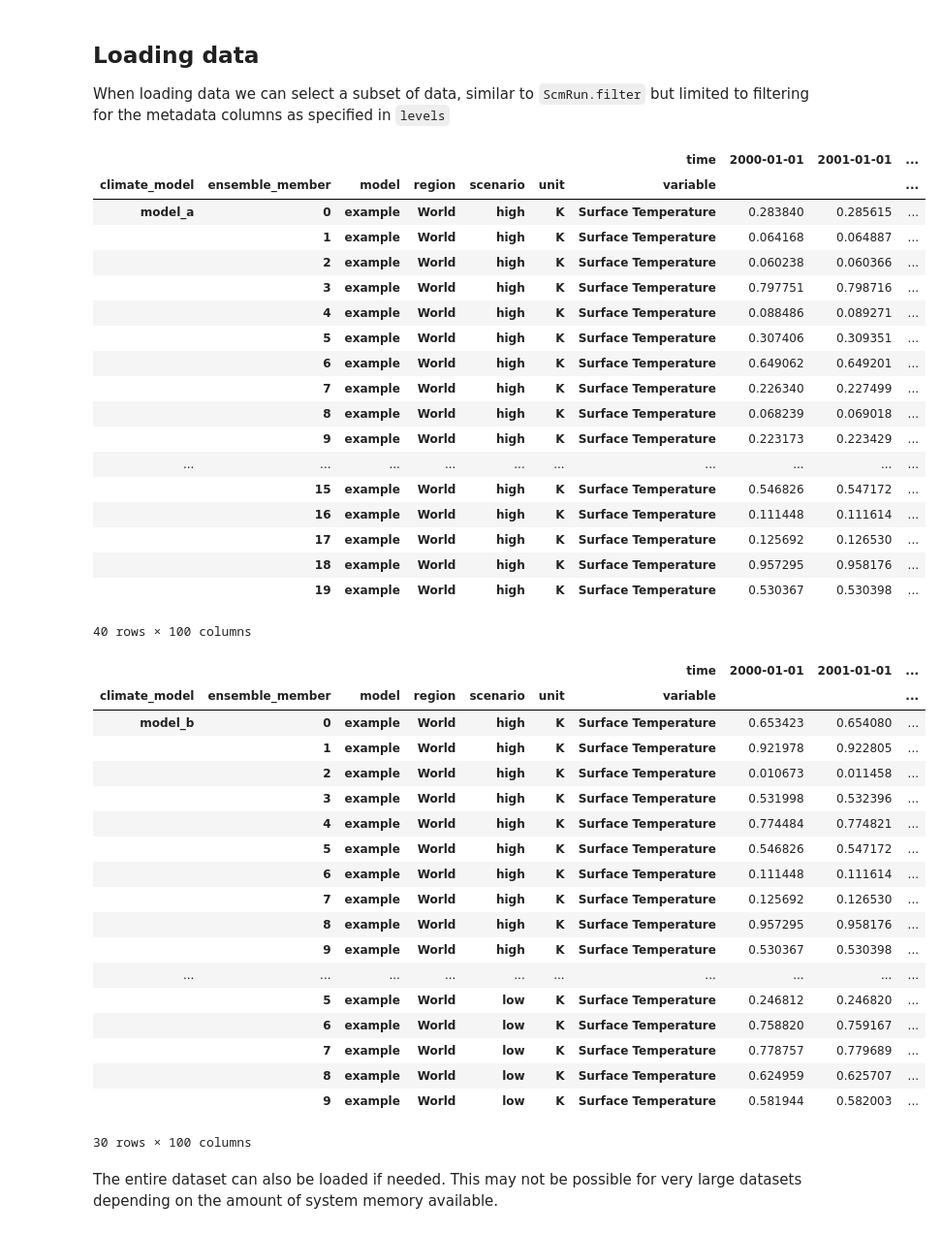
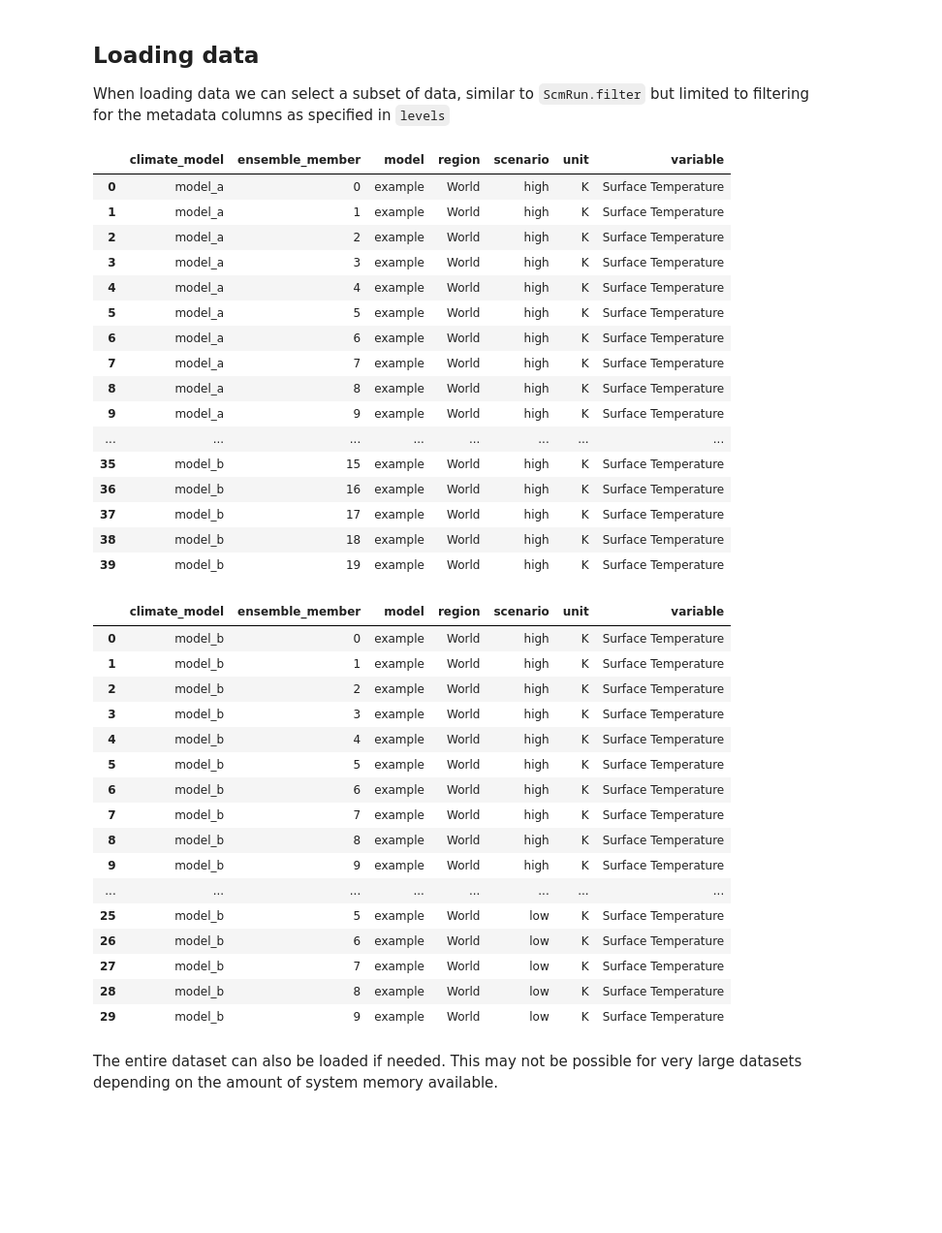
Before and after one commit to openscm/scmdata, a Jupyter notebook: notebooks/database.ipynb, the cells around one changed output. Shown at 97% size. Drawn from its saved outputs; the diff is of its cells as text; code cells hidden in the pictures; blank space fills up the shorter version.

Commit message:
maybe this time...

```diff
--- a/notebooks/database.ipynb
+++ b/notebooks/database.ipynb
@@ -200,49 +200,45 @@ database.save(runs_high_extra)
 When loading data we can select a subset of data, similar to `ScmRun.filter` but limited to filtering for the metadata columns as specified in `levels`
 # %%
 run = database.load(scenario="high")
-run.timeseries()
+run.meta
 # %% [output]
-|  |  |  |  |  |  | time | 2000-01-01 | 2001-01-01 | ... |
-| climate_model | ensemble_member | model | region | scenario | unit | variable |  |  | ... |
-| model_a | 0 | example | World | high | K | Surface Temperature | 0.283840 | 0.285615 | ... |
-|  | 1 | example | World | high | K | Surface Temperature | 0.064168 | 0.064887 | ... |
-|  | 2 | example | World | high | K | Surface Temperature | 0.060238 | 0.060366 | ... |
-|  | 3 | example | World | high | K | Surface Temperature | 0.797751 | 0.798716 | ... |
-|  | 4 | example | World | high | K | Surface Temperature | 0.088486 | 0.089271 | ... |
-|  | 5 | example | World | high | K | Surface Temperature | 0.307406 | 0.309351 | ... |
-|  | 6 | example | World | high | K | Surface Temperature | 0.649062 | 0.649201 | ... |
-|  | 7 | example | World | high | K | Surface Temperature | 0.226340 | 0.227499 | ... |
-|  | 8 | example | World | high | K | Surface Temperature | 0.068239 | 0.069018 | ... |
-|  | 9 | example | World | high | K | Surface Temperature | 0.223173 | 0.223429 | ... |
-| ... | ... | ... | ... | ... | ... | ... | ... | ... | ... |
-|  | 15 | example | World | high | K | Surface Temperature | 0.546826 | 0.547172 | ... |
-|  | 16 | example | World | high | K | Surface Temperature | 0.111448 | 0.111614 | ... |
-|  | 17 | example | World | high | K | Surface Temperature | 0.125692 | 0.126530 | ... |
-|  | 18 | example | World | high | K | Surface Temperature | 0.957295 | 0.958176 | ... |
-|  | 19 | example | World | high | K | Surface Temperature | 0.530367 | 0.530398 | ... |
+|  | climate_model | ensemble_member | model | region | scenario | unit | variable |
+| 0 | model_a | 0 | example | World | high | K | Surface Temperature |
+| 1 | model_a | 1 | example | World | high | K | Surface Temperature |
+| 2 | model_a | 2 | example | World | high | K | Surface Temperature |
+| 3 | model_a | 3 | example | World | high | K | Surface Temperature |
+| 4 | model_a | 4 | example | World | high | K | Surface Temperature |
+| 5 | model_a | 5 | example | World | high | K | Surface Temperature |
+| 6 | model_a | 6 | example | World | high | K | Surface Temperature |
+| 7 | model_a | 7 | example | World | high | K | Surface Temperature |
+| 8 | model_a | 8 | example | World | high | K | Surface Temperature |
+| 9 | model_a | 9 | example | World | high | K | Surface Temperature |
+| ... | ... | ... | ... | ... | ... | ... | ... |
+| 35 | model_b | 15 | example | World | high | K | Surface Temperature |
+| 36 | model_b | 16 | example | World | high | K | Surface Temperature |
+| 37 | model_b | 17 | example | World | high | K | Surface Temperature |
+| 38 | model_b | 18 | example | World | high | K | Surface Temperature |
+| 39 | model_b | 19 | example | World | high | K | Surface Temperature |
-40 rows × 100 columns
 # %%
-database.load(climate_model="model_b").timeseries()
+database.load(climate_model="model_b").meta
 # %% [output]
-|  |  |  |  |  |  | time | 2000-01-01 | 2001-01-01 | ... |
-| climate_model | ensemble_member | model | region | scenario | unit | variable |  |  | ... |
-| model_b | 0 | example | World | high | K | Surface Temperature | 0.653423 | 0.654080 | ... |
-|  | 1 | example | World | high | K | Surface Temperature | 0.921978 | 0.922805 | ... |
-|  | 2 | example | World | high | K | Surface Temperature | 0.010673 | 0.011458 | ... |
-|  | 3 | example | World | high | K | Surface Temperature | 0.531998 | 0.532396 | ... |
-|  | 4 | example | World | high | K | Surface Temperature | 0.774484 | 0.774821 | ... |
-|  | 5 | example | World | high | K | Surface Temperature | 0.546826 | 0.547172 | ... |
-|  | 6 | example | World | high | K | Surface Temperature | 0.111448 | 0.111614 | ... |
-|  | 7 | example | World | high | K | Surface Temperature | 0.125692 | 0.126530 | ... |
-|  | 8 | example | World | high | K | Surface Temperature | 0.957295 | 0.958176 | ... |
-|  | 9 | example | World | high | K | Surface Temperature | 0.530367 | 0.530398 | ... |
-| ... | ... | ... | ... | ... | ... | ... | ... | ... | ... |
-|  | 5 | example | World | low | K | Surface Temperature | 0.246812 | 0.246820 | ... |
-|  | 6 | example | World | low | K | Surface Temperature | 0.758820 | 0.759167 | ... |
-|  | 7 | example | World | low | K | Surface Temperature | 0.778757 | 0.779689 | ... |
-|  | 8 | example | World | low | K | Surface Temperature | 0.624959 | 0.625707 | ... |
-|  | 9 | example | World | low | K | Surface Temperature | 0.581944 | 0.582003 | ... |
+|  | climate_model | ensemble_member | model | region | scenario | unit | variable |
+| 0 | model_b | 0 | example | World | high | K | Surface Temperature |
+| 1 | model_b | 1 | example | World | high | K | Surface Temperature |
+| 2 | model_b | 2 | example | World | high | K | Surface Temperature |
+| 3 | model_b | 3 | example | World | high | K | Surface Temperature |
+| 4 | model_b | 4 | example | World | high | K | Surface Temperature |
+| 5 | model_b | 5 | example | World | high | K | Surface Temperature |
+| 6 | model_b | 6 | example | World | high | K | Surface Temperature |
+| 7 | model_b | 7 | example | World | high | K | Surface Temperature |
+| 8 | model_b | 8 | example | World | high | K | Surface Temperature |
+| 9 | model_b | 9 | example | World | high | K | Surface Temperature |
+| ... | ... | ... | ... | ... | ... | ... | ... |
+| 25 | model_b | 5 | example | World | low | K | Surface Temperature |
+| 26 | model_b | 6 | example | World | low | K | Surface Temperature |
+| 27 | model_b | 7 | example | World | low | K | Surface Temperature |
+| 28 | model_b | 8 | example | World | low | K | Surface Temperature |
+| 29 | model_b | 9 | example | World | low | K | Surface Temperature |
-30 rows × 100 columns
 # %% [markdown]
 The entire dataset can also be loaded if needed. This may not be possible for very large datasets depending on the amount of system memory available.
 # %%
```
Also changed, not shown: parts of 4 cells of this notebook.
